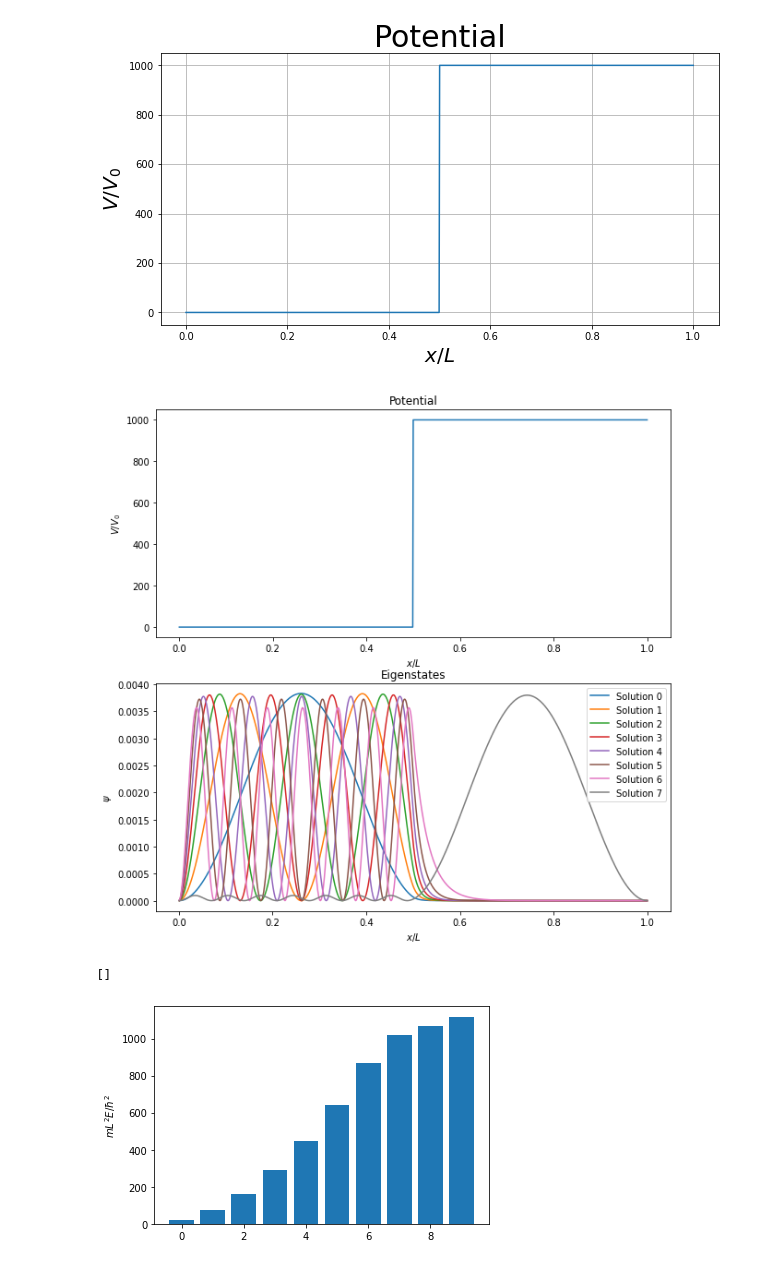
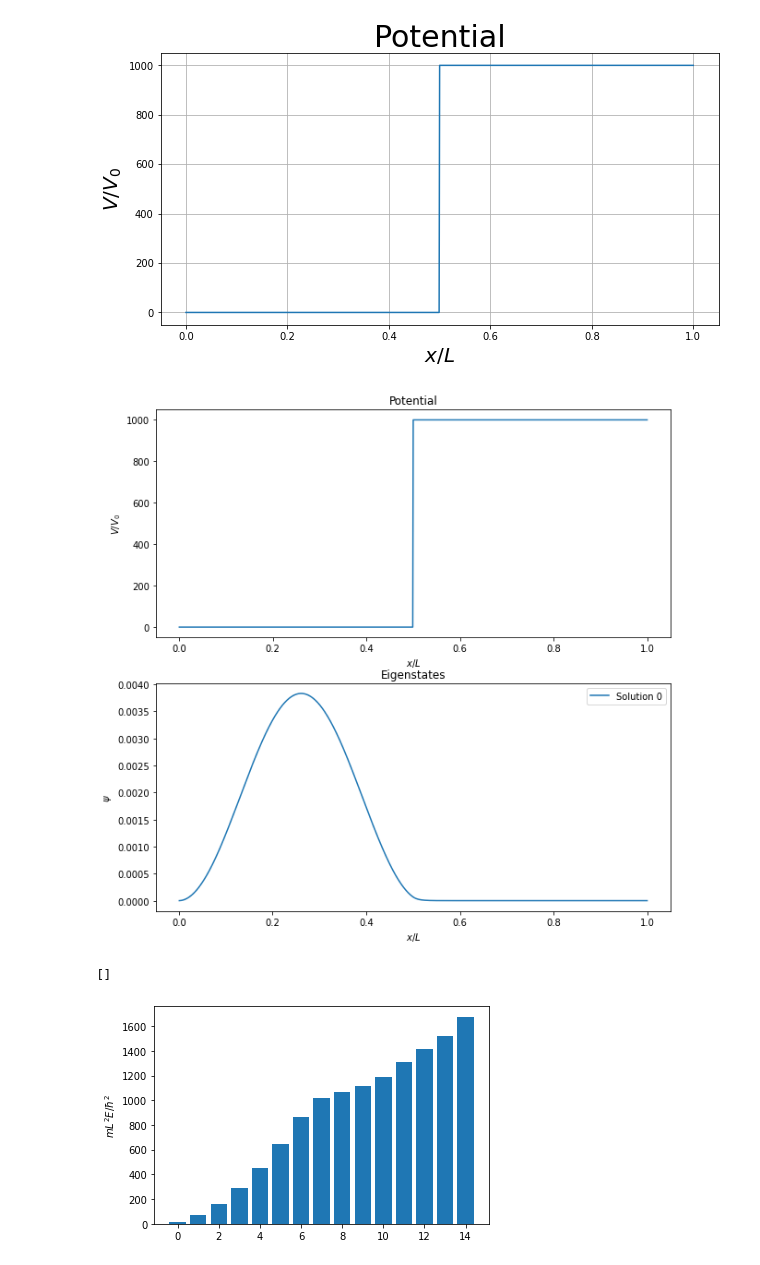
Before and after one commit to agustinsilva447/Fisica-de-los-Semiconductores, a Jupyter notebook: 3_1d_schrodinger_eq.ipynb, the cells around one changed output. Cells and saved outputs as stored; diff of their text form; code cells hidden in the pictures.

```diff
--- a/3_1d_schrodinger_eq.ipynb
+++ b/3_1d_schrodinger_eq.ipynb
@@ -74,8 +74,12 @@ axs[0].set_title('Potential')
 axs[0].set_ylabel('$V/V_0$')
 axs[0].set_xlabel('$x/L$')
 
-for i in range(8):
-  axs[1].plot(y[1:-1], v.T[i]**2, label = "Solution {}".format(i))
+k = 1
+for i in range(k):
+  axs[1].plot(y[1:-1], np.abs(v.T[i])**2, label = "Solution {}".format(i))
+
+# j = 1
+# axs[1].plot(y[1:-1], np.abs(v.T[j])**2, label = "Solution {}".format(j))
 
 axs[1].set_title('Eigenstates')
 axs[1].set_ylabel('$\psi$')
@@ -85,13 +89,13 @@ axs[1].legend()
 plt.plot()
 plt.savefig('v3p2.png', dpi=200)
 # %% [output]
-[figure, old version]
+[figure, new version]
 # %%
 # graficar los distintos valores de energía para las distintas soluciones
-
-plt.bar(np.arange(0, 10, 1), w[0:10])
+k = 15
+plt.bar(np.arange(0, k, 1), w[0:k])
 plt.ylabel('$mL^2 E/\hbar^2$')
 plt.plot()
 # %% [output]
 []
-[figure, old version]
+[figure, new version]
```
